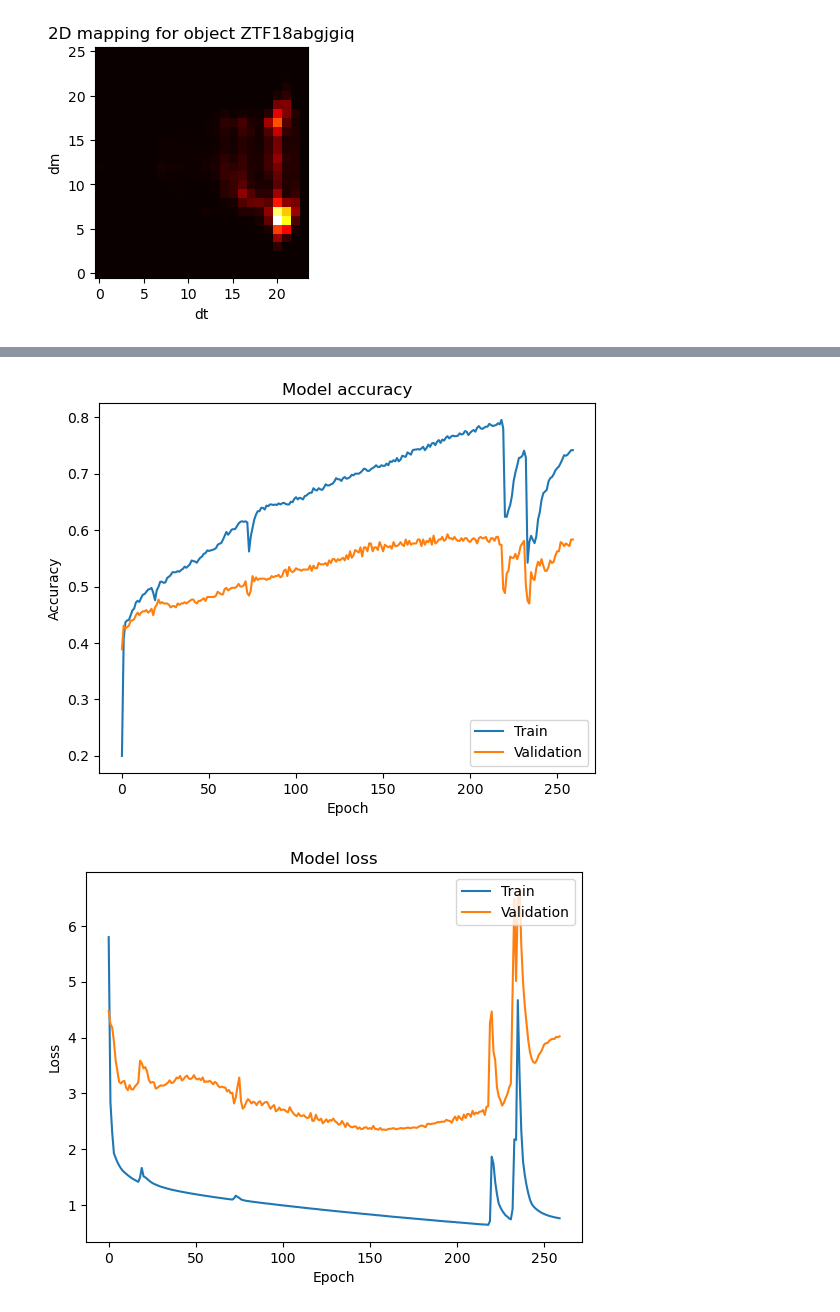
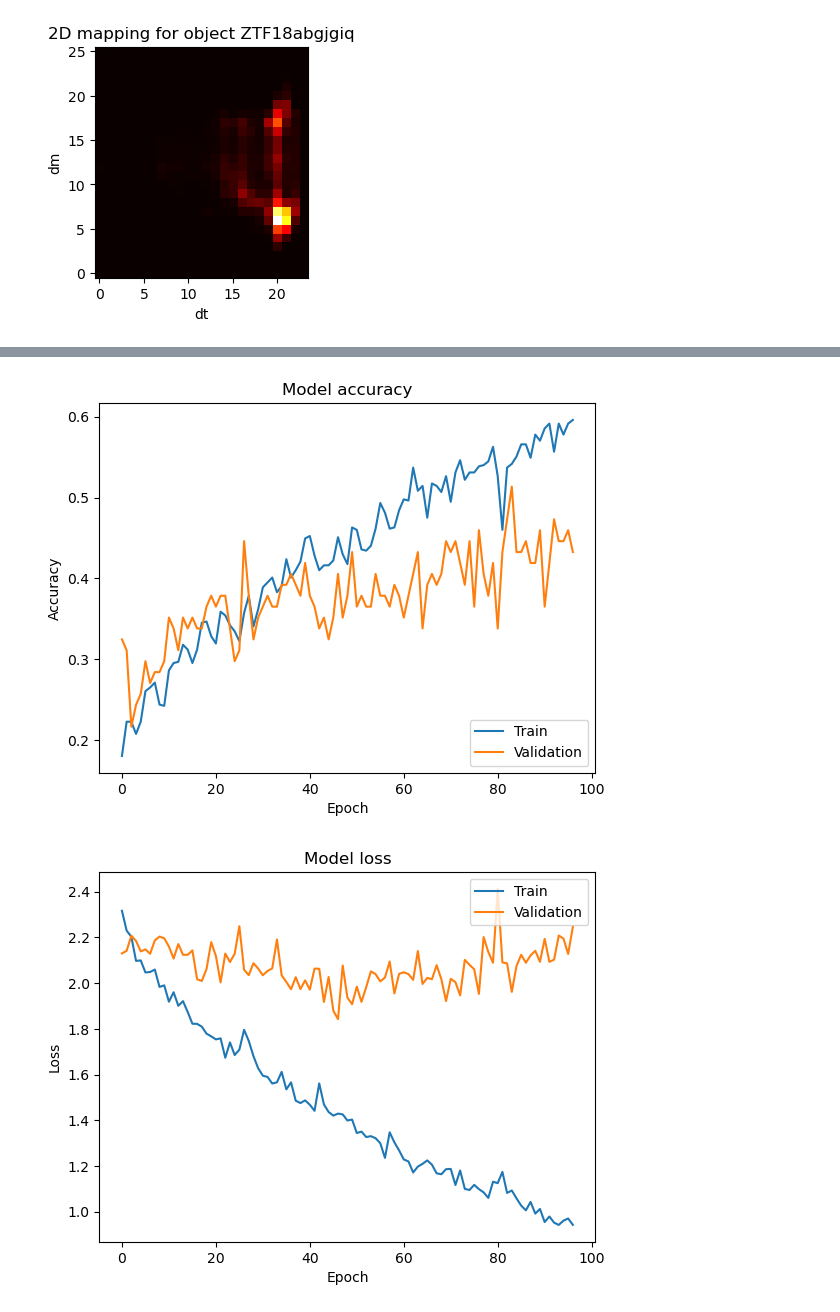
Before and after one commit to dharmesh1007/ZTF_code, a Jupyter notebook: source/99_test_dmdt.ipynb, the cells around one changed output, grey strips where cells are left out. Drawn from its saved outputs; the diff is of its cells as text; code cells hidden in the pictures.

```diff
--- a/source/99_test_dmdt.ipynb
+++ b/source/99_test_dmdt.ipynb
@@ -49,11 +50,11 @@ if gaia == False:
     dataset = dataset.iloc[:,:-34]
 
 # Filter dataset
-dataset_pts_threshold = dataset[(dataset['n_obs_g']>=20) & (dataset['n_obs_r']>=20)].reset_index(drop=True)
+dataset_pts_threshold = dataset[(dataset['n_obs_g']>=20) | (dataset['n_obs_r']>=20)].reset_index(drop=True)
 # dataset_timespan_threshold = dataset[dataset['temporal_baseline_g']>=365].reset_index(drop=True)
 
 # Dataset going forward
-dataset_final = dataset
+dataset_final = dataset_pts_threshold
 
 print(dataset_final[label_scheme].value_counts())
 # %% [output]
@@ -194,9 +195,13 @@ dataset_for_cnn = dataset_dmdt
 
 
 # train test split
-X_train, X_test, y_train, y_test = train_test_split(dataset_for_cnn, y, test_size=0.3, random_state=42, stratify=y)
+X_train, X_test, y_train, y_test = train_test_split(dataset_for_cnn, y, test_size=0.3, random_state=1, stratify=y)
+X_train, X_valid, y_train, y_valid = train_test_split(X_train, y_train ,test_size=0.1, stratify=y_train)
 
 # Assuming y_train and y_test are integer class labels (0 to 8)
 num_classes = 9
 y_train_encoded = to_categorical(y_train, num_classes)
 y_test_encoded = to_categorical(y_test, num_classes)
+y_valid_encoded = to_categorical(y_valid, num_classes)
+
+print(X_train.shape, y_train_encoded.shape, X_test.shape, y_test_encoded.shape, X_valid.shape, y_valid_encoded.shape)
@@ -217,38 +291,8 @@ dwarf_nova_SU_UMa
 # %%
-# Create a simple CNN model to classify objects based on their 2D mapping
-
-from tensorflow.keras.regularizers import l2
-from tensorflow.keras.callbacks import EarlyStopping
-# Define the model
-model = Sequential()
-model.add(Conv2D(32, (3, 3), input_shape=(26, 24, 2)))
-model.add(Activation('relu'))
-model.add(MaxPooling2D(pool_size=(2, 2)))
-model.add(Conv2D(64, (3, 3)))
-model.add(Activation('relu'))
-model.add(MaxPooling2D(pool_size=(2, 2)))
-model.add(Flatten())
-model.add(Dense(128))
-model.add(Activation('relu'))
-model.add(Dense(9))
-model.add(Activation('softmax'))
-
-model.summary()
-
-custom_optimizer = tf.keras.optimizers.Adam(learning_rate=0.0001)
-
-# Compile the model, it is a multi-classification problem
-model.compile(loss='categorical_crossentropy', optimizer=custom_optimizer, metrics=['accuracy'])
-
-early_stopping = EarlyStopping(monitor='val_loss', patience=100, restore_best_weights=True)
-
-
-# Train the model
-model.fit(X_train, y_train_encoded, batch_size=128, epochs=500, validation_data=(X_test, y_test_encoded), callbacks=[early_stopping])
 
 #plot the training and validation accuracy
-plt.plot(model.history.history['accuracy'])
-plt.plot(model.history.history['val_accuracy'])
+plt.plot(history.history['categorical_accuracy'])
+plt.plot(history.history['val_categorical_accuracy'])
 plt.title('Model accuracy')
 plt.ylabel('Accuracy')
 plt.xlabel('Epoch')
@@ -256,8 +300,8 @@ plt.legend(['Train', 'Validation'], loc='lower right')
 plt.show()
 
 #plot the training and validation loss
-plt.plot(model.history.history['loss'])
-plt.plot(model.history.history['val_loss'])
+plt.plot(history.history['loss'])
+plt.plot(history.history['val_loss'])
 plt.title('Model loss')
 plt.ylabel('Loss')
 plt.xlabel('Epoch')
@@ -310,2 +318,2 @@ Epoch 260/500
-[figure, old version]
+[figure, new version]
-[figure, old version]
+[figure, new version]
```
Also changed, not shown: parts of 9 cells of this notebook, 10 other files.
